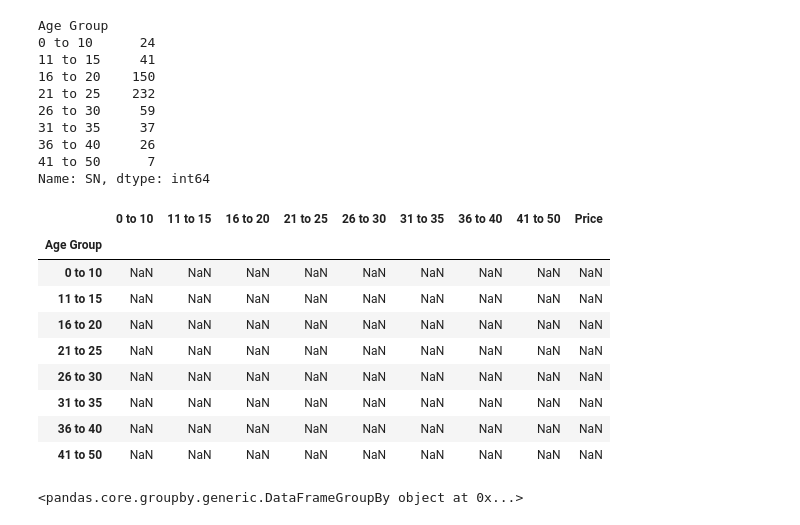
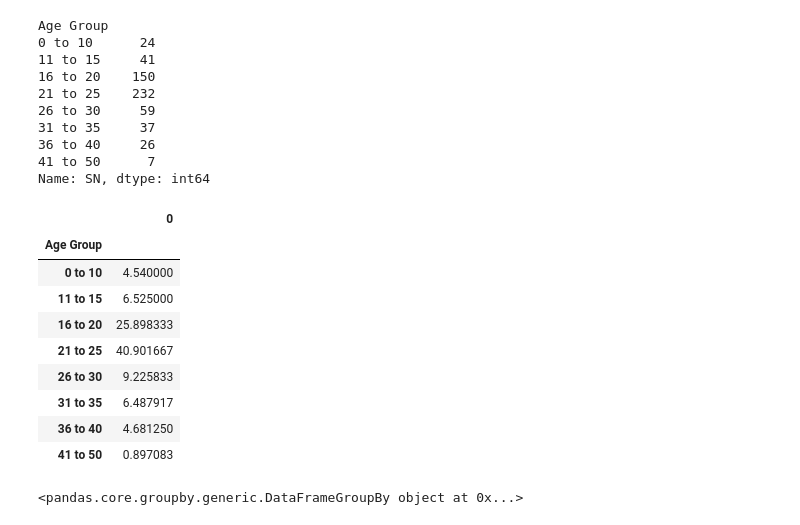
Before and after one commit to tonitiri/Pandas-Challenge, a Jupyter notebook: Heroes_Of_Pymoli.ipynb, the cells around one changed output. Cells and saved outputs as stored; diff of their text form; code cells hidden in the pictures.

```diff
--- a/Heroes_Of_Pymoli.ipynb
+++ b/Heroes_Of_Pymoli.ipynb
@@ -284,19 +285,21 @@ Age Group
 Name: SN, dtype: int64
 # %%
 #Average Purchase Total per Person by Age Group/Bin
-Pymoli_group_upmean = ((Pymoli_group_sum)/(Pymoli_group_upcount))
-Pymoli_group_upmean
+APG = Pymoli_group_sum.values / Pymoli_group_upcount.values
+APG = pd.DataFrame(APG, index=Pymoli_group_sum.index)
+APG = pd.DataFrame(APG [[0]])
+APG
 # %% [output]
-|  | 0 to 10 | 11 to 15 | 16 to 20 | 21 to 25 | 26 to 30 | 31 to 35 | 36 to 40 | 41 to 50 | Price |
-| Age Group |  |  |  |  |  |  |  |  |  |
-| 0 to 10 | NaN | NaN | NaN | NaN | NaN | NaN | NaN | NaN | NaN |
-| 11 to 15 | NaN | NaN | NaN | NaN | NaN | NaN | NaN | NaN | NaN |
-| 16 to 20 | NaN | NaN | NaN | NaN | NaN | NaN | NaN | NaN | NaN |
-| 21 to 25 | NaN | NaN | NaN | NaN | NaN | NaN | NaN | NaN | NaN |
-| 26 to 30 | NaN | NaN | NaN | NaN | NaN | NaN | NaN | NaN | NaN |
-| 31 to 35 | NaN | NaN | NaN | NaN | NaN | NaN | NaN | NaN | NaN |
-| 36 to 40 | NaN | NaN | NaN | NaN | NaN | NaN | NaN | NaN | NaN |
-| 41 to 50 | NaN | NaN | NaN | NaN | NaN | NaN | NaN | NaN | NaN |
+|  | 0 |
+| Age Group |  |
+| 0 to 10 | 4.540000 |
+| 11 to 15 | 6.525000 |
+| 16 to 20 | 25.898333 |
+| 21 to 25 | 40.901667 |
+| 26 to 30 | 9.225833 |
+| 31 to 35 | 6.487917 |
+| 36 to 40 | 4.681250 |
+| 41 to 50 | 0.897083 |
 # %%
 #Top 5 Spenders
 # Using GroupBy in order to separate the data into fields according to "SN" values
```
Also changed, not shown: parts of 5 cells of this notebook.
